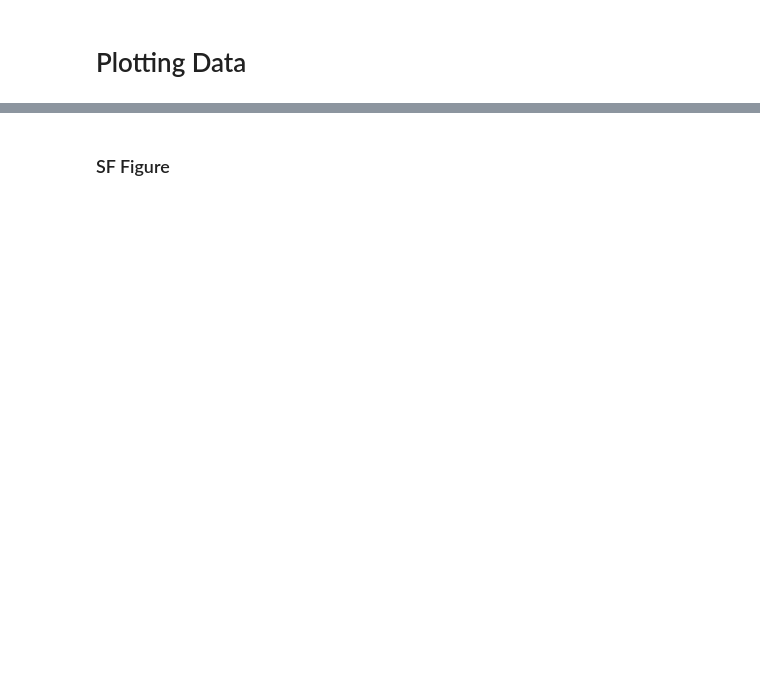
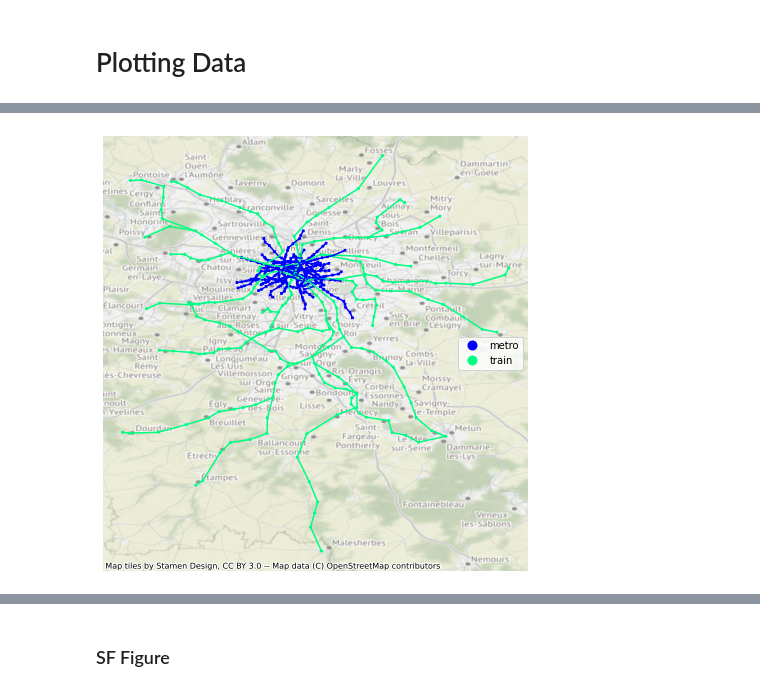
Before and after one commit to pbonazzi/network-cascade-failure, a Jupyter notebook: notebooks/FigureGeneration.ipynb, the cells around one changed output, grey strips where cells are left out. Saved outputs shown, nothing was run; the diff lists cells and outputs as text; code cells hidden in the pictures; blank space fills up the shorter version.

```diff
--- a/notebooks/FigureGeneration.ipynb
+++ b/notebooks/FigureGeneration.ipynb
@@ -15,0 +67,15 @@ import networkx as nx
+# %%
+# both train and metro
+ax = df_train_metro.plot(
+                   marker='x',
+                    column="layer",
+                   legend=True,
+                   legend_kwds={'loc': 'right'},
+                   cmap="winter",
+                   markersize=5,
+                   figsize=(8, 8))
+cx.add_basemap(ax, alpha=0.6, crs=df_train_metro.crs)
+
+ax.set_axis_off()
+# %% [output]
+[figure, added]
```
Also changed, not shown: parts of 7 cells of this notebook, 9 other files.
